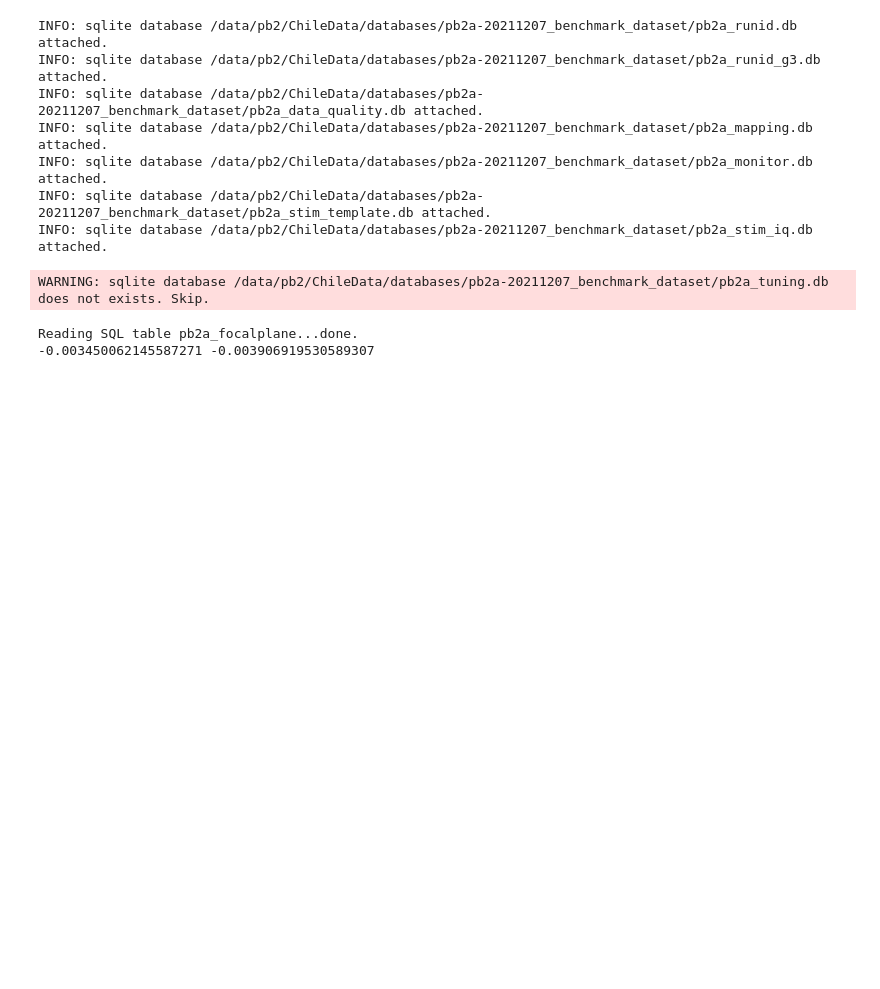
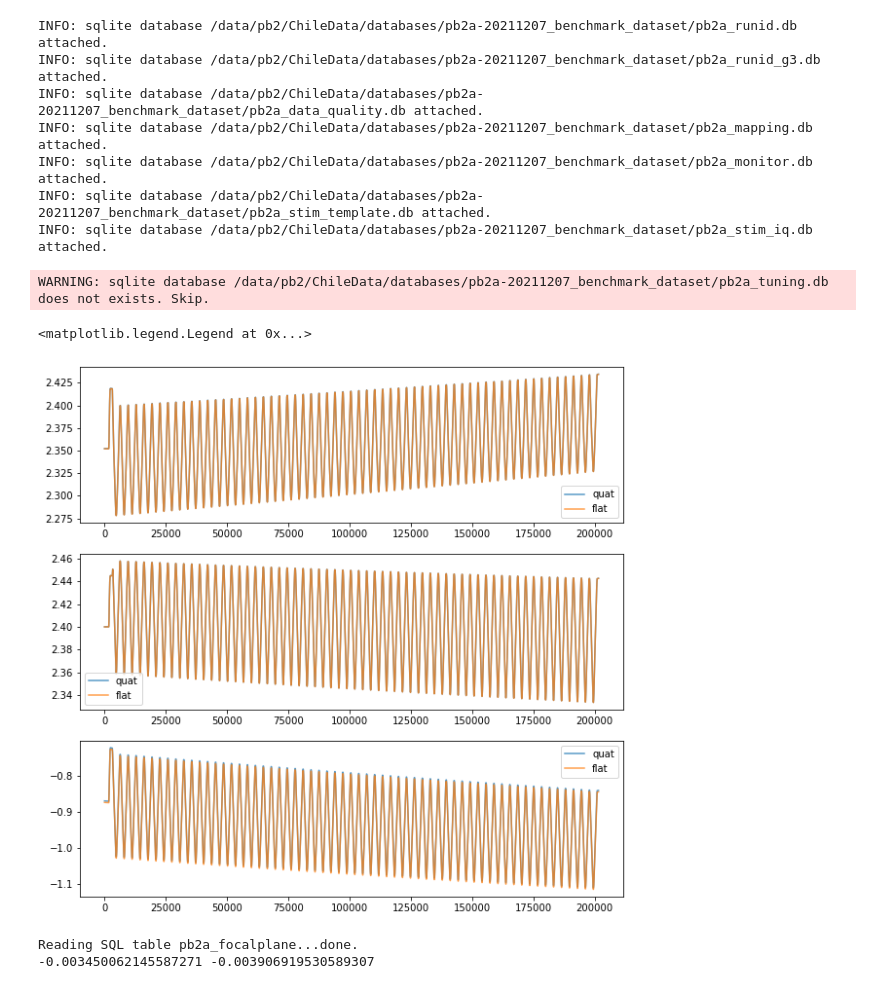
Before and after one commit to catyz/maps, a Jupyter notebook: pointing_test.ipynb, the cells around one changed output. Drawn from its saved outputs; the diff is of its cells as text; code cells hidden in the pictures; blank space fills up the shorter version.

```diff
--- a/pointing_test.ipynb
+++ b/pointing_test.ipynb
@@ -19,10 +19,10 @@ WARNING: sqlite database /data/pb2/ChileData/databases/pb2a-20211207_benchmark_d
 # %%
 #Load the boresight quaternions in celestial coordinates, along with the times and telescope Az/El timestreams
 det = '13.13_175.90B'
-boresight_quat = np.load('maps/boresight.npy')
-times = np.load('maps/bolo_time.npy')
-az = np.load('maps/az.npy')
-el = np.load('maps/el.npy')
+boresight_quat = np.load('boresight.npy')
+times = np.load('bolo_time.npy')
+az = np.load('az.npy')
+el = np.load('el.npy')
 # %%
 #Convert Az/El to RA/dec using ephem
 def azel_to_radecpa(mjd, az, el):
@@ -38,6 +38,30 @@ def azel_to_radecpa(mjd, az, el):
             dec.append(d)
             pa.append(-obj.parallactic_angle())
         return np.array(ra), np.array(dec), np.array(pa)
+# %%
+#First make sure the boresight itself is correct
+ra_boresight, dec_boresight, pa_boresight = azel_to_radecpa(times, az , el)
+
+theta_boresight, phi_boresight, pos_boresight = qa.to_angles(boresight_quat)
+
+fig, axes = plt.subplots(3, figsize=(10,10))
+
+axes[0].plot(phi_boresight, label='quat', alpha=0.75)
+axes[0].plot(ra_boresight, label='flat', alpha=0.75)
+axes[0].legend()
+
+axes[1].plot(theta_boresight, label='quat', alpha=0.75)
+axes[1].plot(np.pi/2 - dec_boresight, label='flat', alpha=0.75)
+axes[1].legend()
+
+axes[2].plot(pos_boresight, label='quat', alpha=0.75)
+axes[2].plot(pa_boresight, label='flat', alpha=0.75)
+axes[2].legend()
+
+#Close enough?
+# %% [output]
+<matplotlib.legend.Legend at 0x...>
+[figure, added]
 # %%
 #Load the detector offsets from the database
 det_offset_x = np.deg2rad(sa_sql.db_impl.focalplane_db[det].det_offset_x)
```
